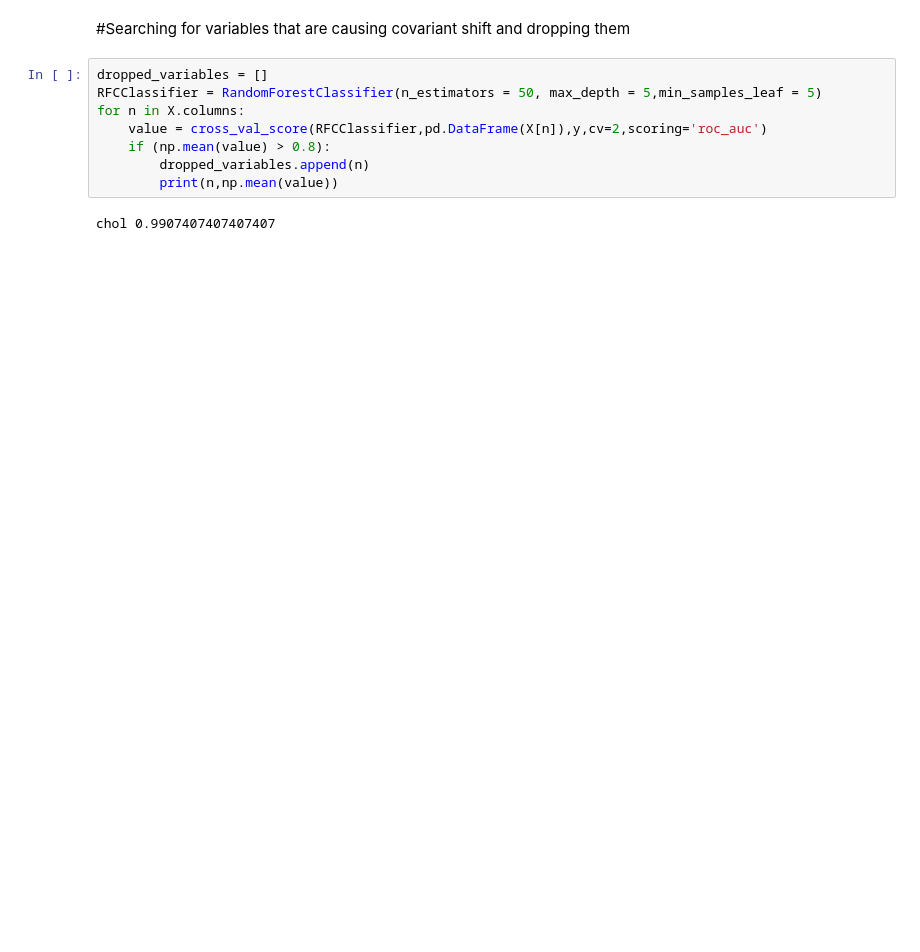
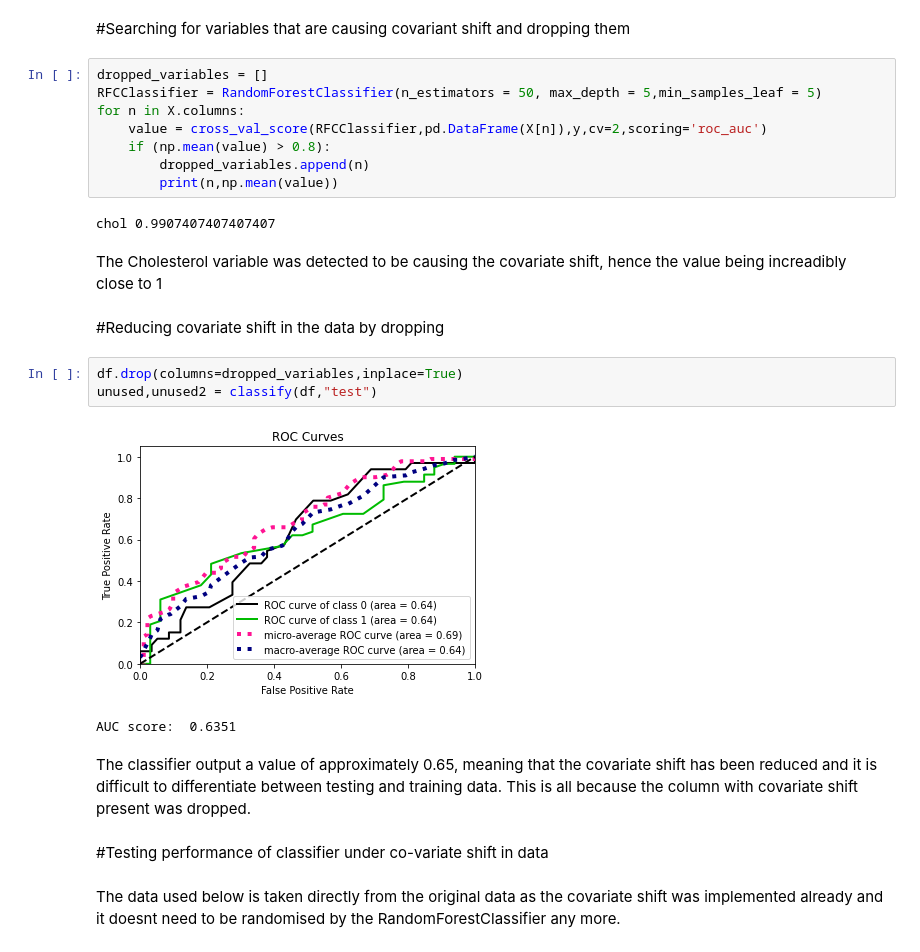
Before and after one commit to kacperkurowski/CE888, a Jupyter notebook: Assignment/Heart-Disease.ipynb, the cells around one changed output. Drawn from its saved outputs; the diff is of its cells as text; blank space fills up the shorter version.

```diff
--- a/Assignment/Heart-Disease.ipynb
+++ b/Assignment/Heart-Disease.ipynb
@@ -107,3 +107,19 @@ for n in X.columns:
         print(n,np.mean(value))
 # %% [output]
 chol 0.9907407407407407
+# %% [markdown]
+The Cholesterol variable was detected to be causing the covariate shift, hence the value being increadibly close to 1
+# %% [markdown]
+#Reducing covariate shift in the data by dropping
+# %%
+df.drop(columns=dropped_variables,inplace=True)
+unused,unused2 = classify(df,"test")
+# %% [output]
+[figure, added]
+AUC score:  0.6351
+# %% [markdown]
+The classifier output a value of approximately 0.65, meaning that the covariate shift has been reduced and it is difficult to differentiate between testing and training data. This is all because the column with covariate shift present was dropped.
+# %% [markdown]
+#Testing performance of classifier under co-variate shift in data
+# %% [markdown]
+The data used below is taken directly from the original data as the covariate shift was implemented already and it doesnt need to be randomised by the RandomForestClassifier any more.
```
Also changed, not shown: parts of 2 cells of this notebook.
